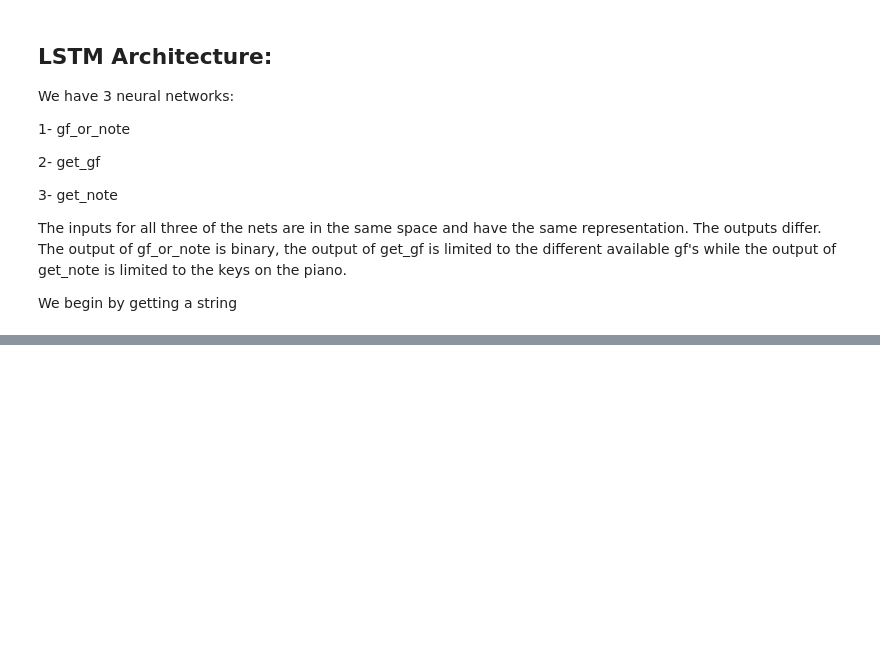
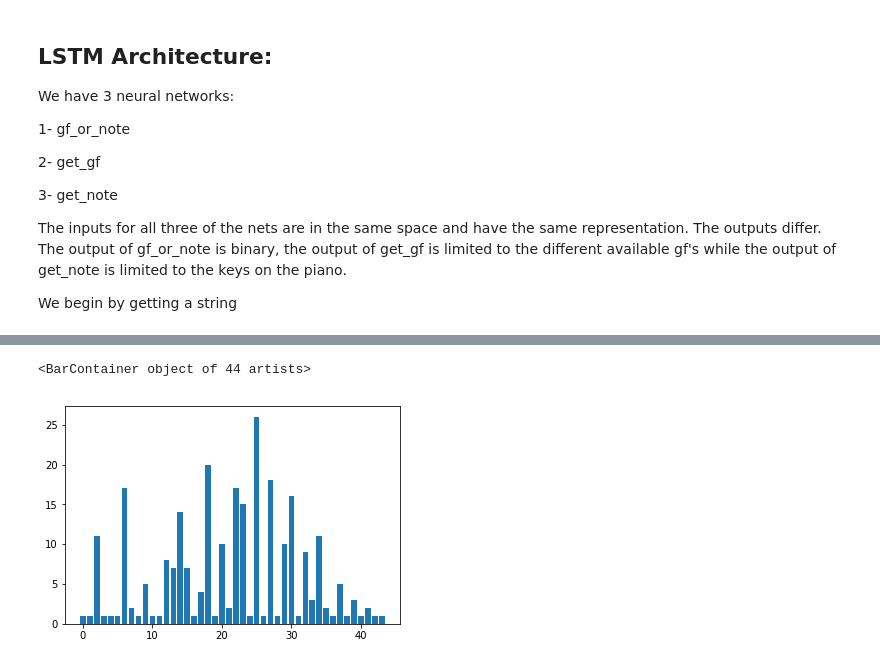
Before and after one commit to harajlim/MusicGeneration, a Jupyter notebook: PrepareAndTrain.ipynb, the cells around one changed output, grey strips where cells are left out. Cells and saved outputs as stored; diff of their text form; code cells hidden in the pictures; blank space fills up the shorter version.

```diff
--- a/PrepareAndTrain.ipynb
+++ b/PrepareAndTrain.ipynb
@@ -523,0 +579,17 @@ Training completed
+# %%
+#for get_gf
+index=get_gf_input.shape[0]
+result=[]
+actual=[]
+for i in range(index):
+    goingin=np.reshape(get_gf_input[i,:,:],(1,100,1))
+    shouldGoOut=get_gf_output[i,:]
+    weGet=get_gf.predict(goingin)
+    weGet=np.argmax(weGet)
+    result.append(weGet)
+    actual.append(np.argmax(shouldGoOut))
+actual=np.array(actual)
+result=np.array(result)
+# %%
+for i in range(len(actual)):
+    print(str(actual[i])+' '+str(result[i]))
@@ -523,0 +614,14 @@ Training completed
+# %%
+#for get_note
+index=get_note_input.shape[0]
+result=[]
+actual=[]
+for i in range(index):
+    goingin=np.reshape(get_note_input[i,:,:],(1,100,1))
+    shouldGoOut=get_note_output[i,:]
+    weGet=get_note.predict(goingin)
+    weGet=np.argmax(weGet)
+    result.append(weGet)
+    actual.append(np.argmax(shouldGoOut))
+actual=np.array(actual)
+result=np.array(result)
@@ -523,0 +649,7 @@ Training completed
+# %%
+x,count=np.unique(actual,return_counts=True)
+# %%
+plt.bar(x,count)
+# %% [output]
+<BarContainer object of 44 artists>
+[figure, added]
```
Also changed, not shown: parts of 17 cells of this notebook, 1 other file.
